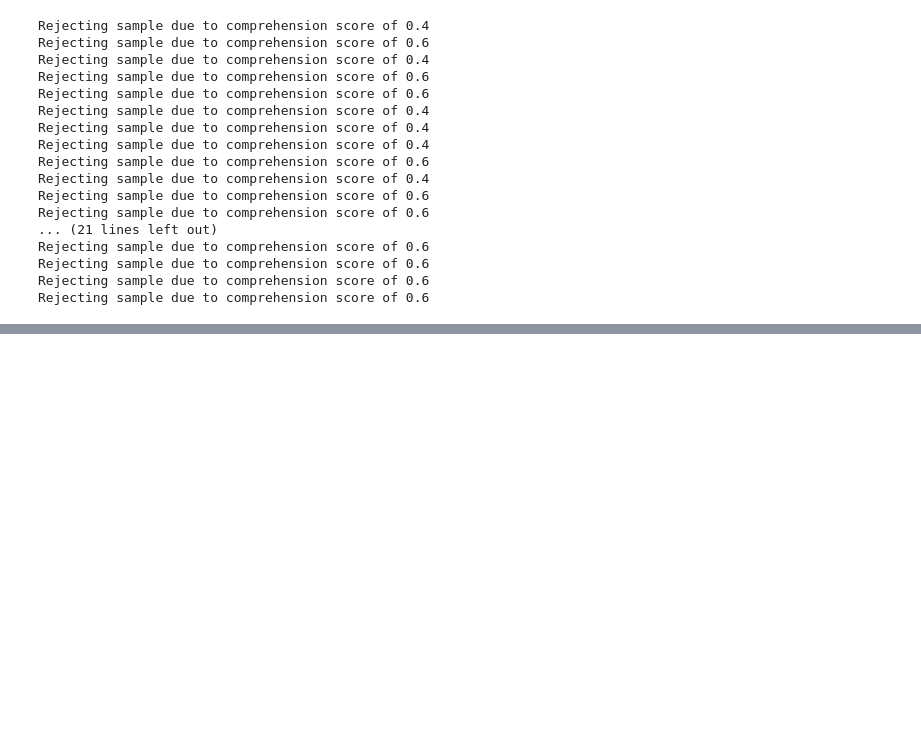
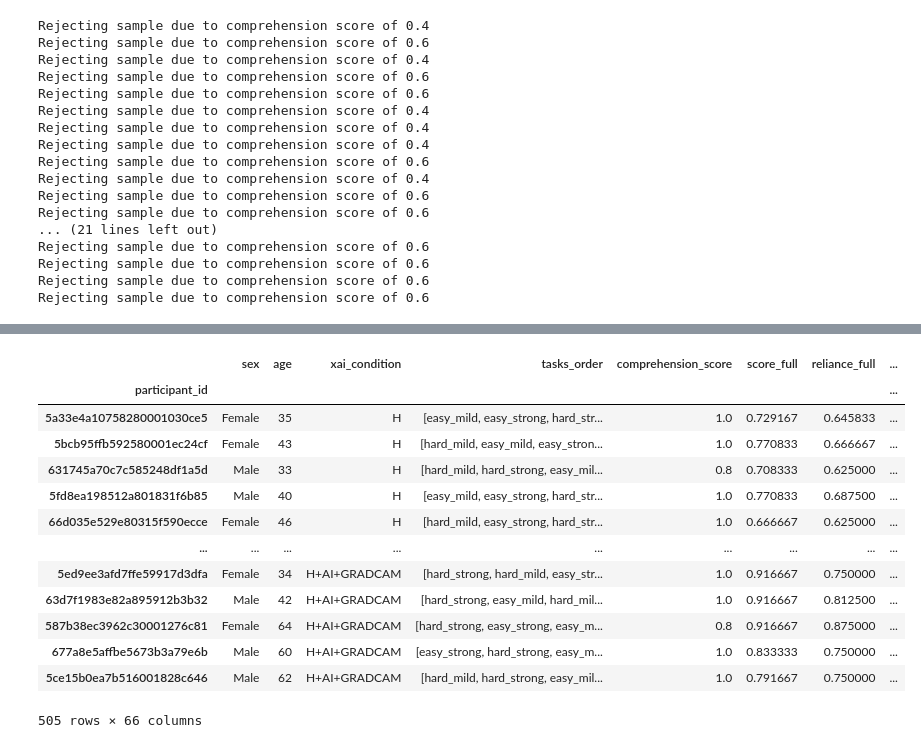
Before and after one commit to jules-leguy/xaipatimg, a Jupyter notebook: notebooks/results_analysis/03.01_finalexp_aggregate_data.ipynb, the cells around one changed output, grey strips where cells are left out. Drawn from its saved outputs; the diff is of its cells as text; code cells hidden in the pictures; blank space fills up the shorter version.

```diff
--- a/notebooks/results_analysis/03.01_finalexp_aggregate_data.ipynb
+++ b/notebooks/results_analysis/03.01_finalexp_aggregate_data.ipynb
@@ -424,3 +645,26 @@ Total passing filters among complete files: 510/589
+# %%
+quest_strategy = extract_closing_quest_strategy_data(results_dir, results_filenames_d, protocol_paths_d)
+# %%
+def extract_xai_helpfulness(results_dir, results_filenames_d, protocol_paths_d):
+    verify_answers_d = {}
+    understand_ai_processes_d = {}
+    ai_errors_detection = {}
+
+    d = extract_quest_results(results_dir, results_filenames_d, protocol_paths_d, ["closing_quest_use_xai"], expected_answers_length=3)
+
+    for group_key, data in d.items():
+        verify_answers_d[group_key] = []
+        understand_ai_processes_d[group_key] = []
+        ai_errors_detection[group_key] = []
+
+        for v in data["raw"]["closing_quest_use_xai"]:
+            verify_answers_d[group_key].append(v[0] if v is not None else None)
+            understand_ai_processes_d[group_key].append(v[1] if v is not None else None)
+            ai_errors_detection[group_key].append(v[2] if v is not None else None)
+
+    return verify_answers_d, understand_ai_processes_d, ai_errors_detection
+# %%
+verify_answer_helpfulness, understand_ai_processes_helpfulness, ai_errors_detection_helpfulness =  extract_xai_helpfulness(results_dir, results_filenames_d, protocol_paths_d)
 # %%
 all_scores, all_reliance, all_overreliance, all_underreliance, all_times, \
     all_task_true, all_ai_pred, all_user_decision, all_quest_order = compute_scores(results_dir,
@@ -445,3 +689,5 @@ scores_hard_strong, reliance_hard_strong, overreliance_hard_strong, underrelianc
 
 comprehension_score, _, _, _, _, _, _, _, _ = compute_scores(results_dir, results_filenames_d, protocol_paths_d, tasks_dir,
                                                  COMPREHENSION_TASKS, TASK_PROTOCOL_KEYS)
+# %%
+tasks_order = get_task_order(extract_tasks_view_ids(results_filenames_d))
@@ -447,0 +798,17 @@ comprehension_score, _, _, _, _, _, _, _, _ = compute_scores(results_dir, result
+# %%
+df
+# %% [output]
+|  | sex | age | xai_condition | tasks_order | comprehension_score | score_full | reliance_full | ... |
+| participant_id |  |  |  |  |  |  |  | ... |
+| 5a33e4a10758280001030ce5 | Female | 35 | H | [easy_mild, easy_strong, hard_str... | 1.0 | 0.729167 | 0.645833 | ... |
+| 5bcb95ffb592580001ec24cf | Female | 43 | H | [hard_mild, easy_mild, easy_stron... | 1.0 | 0.770833 | 0.666667 | ... |
+| 631745a70c7c585248df1a5d | Male | 33 | H | [hard_mild, hard_strong, easy_mil... | 0.8 | 0.708333 | 0.625000 | ... |
+| 5fd8ea198512a801831f6b85 | Male | 40 | H | [easy_mild, easy_strong, hard_str... | 1.0 | 0.770833 | 0.687500 | ... |
+| 66d035e529e80315f590ecce | Female | 46 | H | [hard_mild, easy_strong, hard_str... | 1.0 | 0.666667 | 0.625000 | ... |
+| ... | ... | ... | ... | ... | ... | ... | ... | ... |
+| 5ed9ee3afd7ffe59917d3dfa | Female | 34 | H+AI+GRADCAM | [hard_strong, hard_mild, easy_str... | 1.0 | 0.916667 | 0.750000 | ... |
+| 63d7f1983e82a895912b3b32 | Male | 42 | H+AI+GRADCAM | [hard_strong, easy_mild, hard_mil... | 1.0 | 0.916667 | 0.812500 | ... |
+| 587b38ec3962c30001276c81 | Female | 64 | H+AI+GRADCAM | [hard_strong, easy_strong, easy_m... | 0.8 | 0.916667 | 0.875000 | ... |
+| 677a8e5affbe5673b3a79e6b | Male | 60 | H+AI+GRADCAM | [easy_strong, hard_strong, easy_m... | 1.0 | 0.833333 | 0.750000 | ... |
+| 5ce15b0ea7b516001828c646 | Male | 62 | H+AI+GRADCAM | [hard_mild, hard_strong, easy_mil... | 1.0 | 0.791667 | 0.750000 | ... |
+505 rows × 66 columns
```
Also changed, not shown: parts of 33 cells of this notebook, 8 other files.
